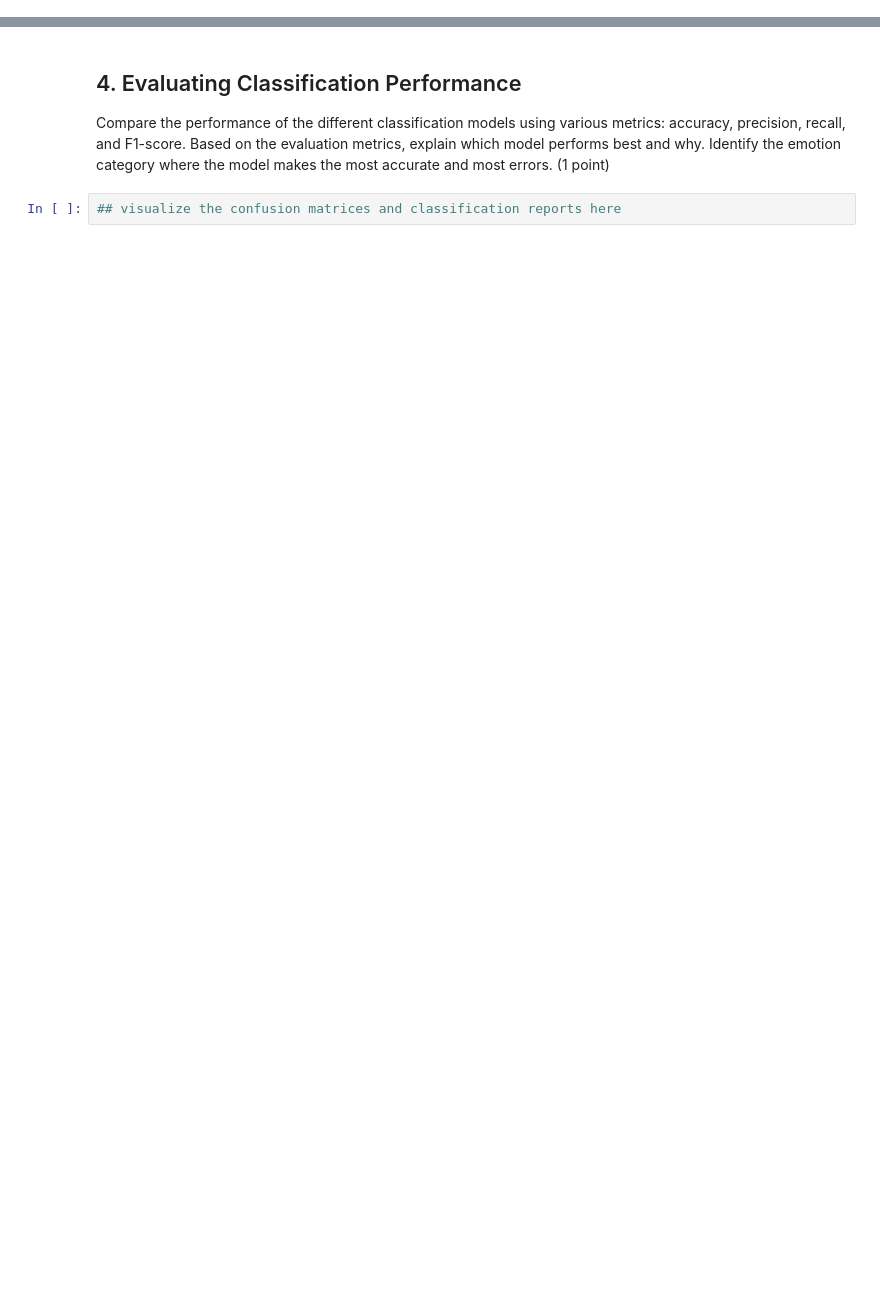
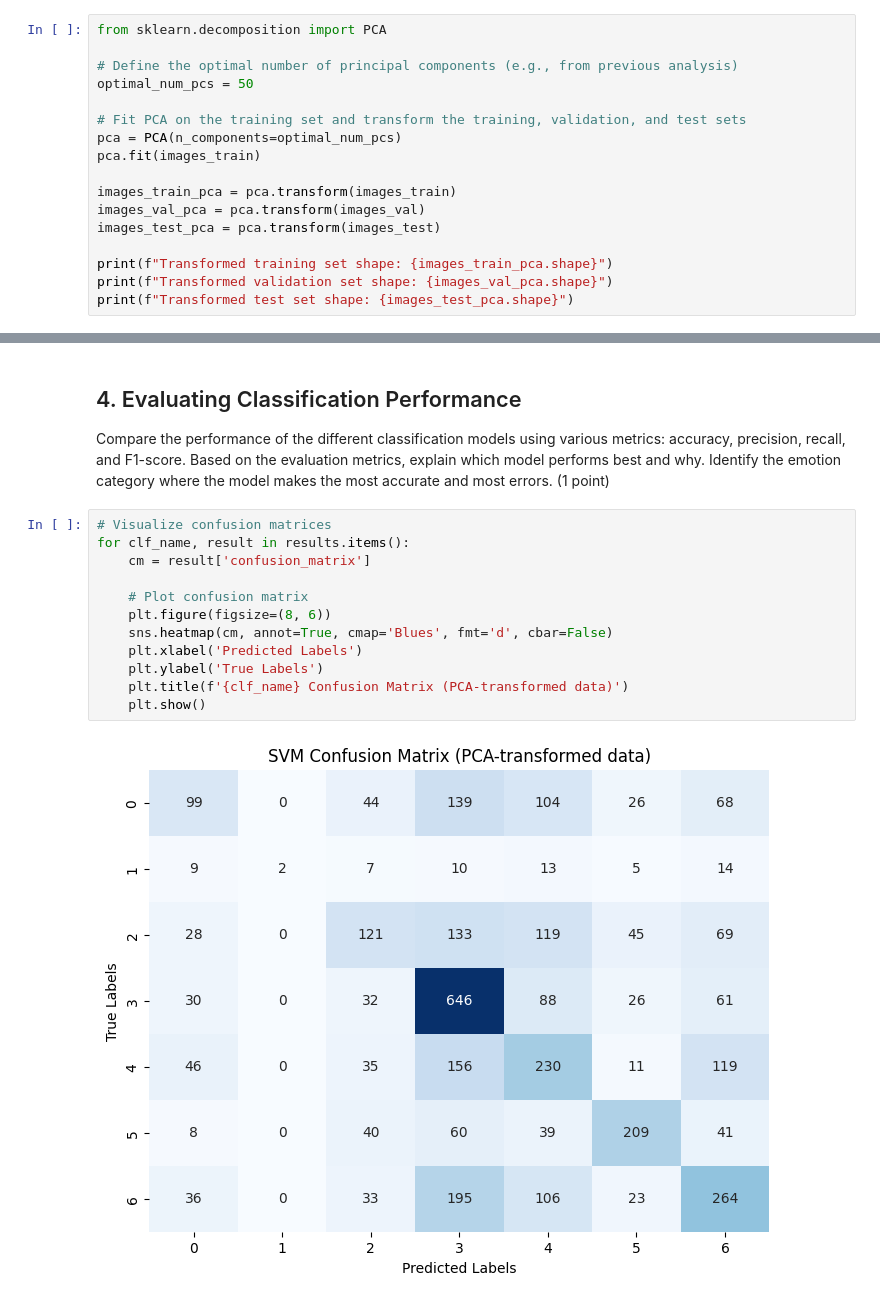
Before and after one commit to taindp98/Fundamental-ML, a Jupyter notebook: notebooks/EDA.ipynb, the cells around one changed output, grey strips where cells are left out. Cells and saved outputs as stored; diff of their text form; blank space fills up the shorter version.

```diff
--- a/notebooks/EDA.ipynb
+++ b/notebooks/EDA.ipynb
@@ -101,0 +178,17 @@ Inspiration: Draw inspiration from the example provided in the scikit-learn docu
+# %%
+from sklearn.decomposition import PCA
+
+# Define the optimal number of principal components (e.g., from previous analysis)
+optimal_num_pcs = 50
+
+# Fit PCA on the training set and transform the training, validation, and test sets
+pca = PCA(n_components=optimal_num_pcs)
+pca.fit(images_train)
+
+images_train_pca = pca.transform(images_train)
+images_val_pca = pca.transform(images_val)
+images_test_pca = pca.transform(images_test)
+
+print(f"Transformed training set shape: {images_train_pca.shape}")
+print(f"Transformed validation set shape: {images_val_pca.shape}")
+print(f"Transformed test set shape: {images_test_pca.shape}")
@@ -104,5 +313,17 @@ Inspiration: Draw inspiration from the example provided in the scikit-learn docu
 
 Compare the performance of the different classification models using various metrics: accuracy, precision, recall, and F1-score.
 Based on the evaluation metrics, explain which model performs best and why. Identify the emotion category where the model makes the most accurate and most errors. (1 point)
-# %%
-## visualize the confusion matrices and classification reports here
+# %%
+# Visualize confusion matrices
+for clf_name, result in results.items():
+    cm = result['confusion_matrix']
+
+    # Plot confusion matrix
+    plt.figure(figsize=(8, 6))
+    sns.heatmap(cm, annot=True, cmap='Blues', fmt='d', cbar=False)
+    plt.xlabel('Predicted Labels')
+    plt.ylabel('True Labels')
+    plt.title(f'{clf_name} Confusion Matrix (PCA-transformed data)')
+    plt.show()
+# %% [output]
+[figure, added]
```
Also changed, not shown: parts of 15 cells of this notebook.
